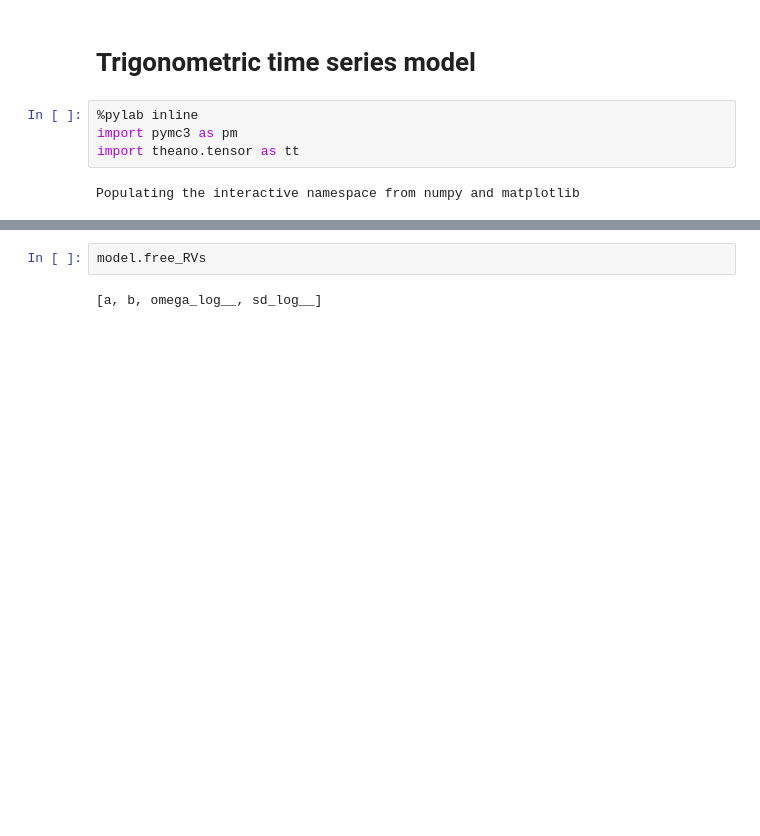
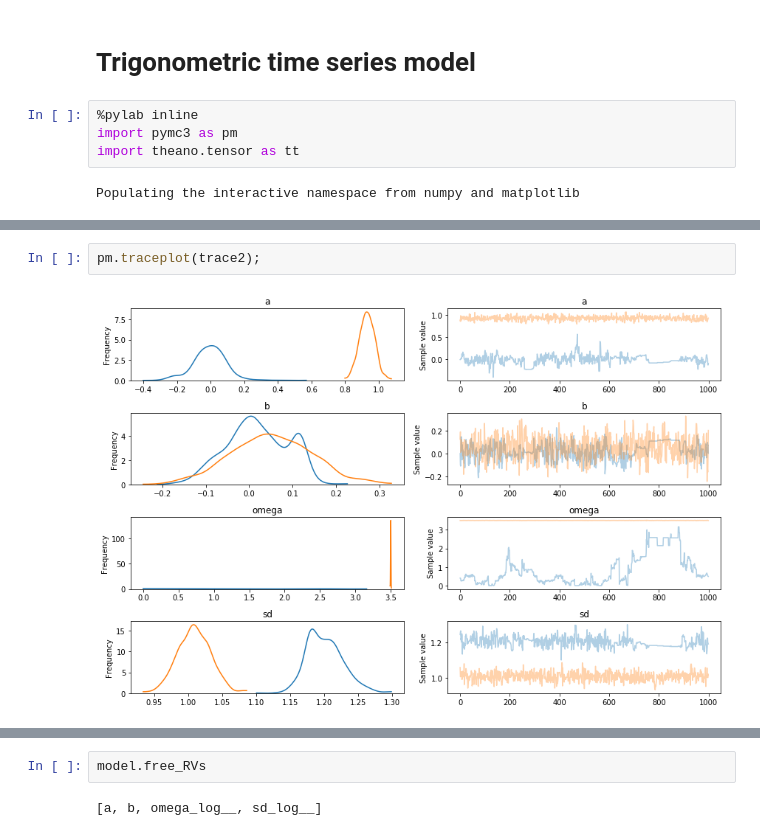
Before and after one commit to junpenglao/All-that-likelihood-with-PyMC3, a Jupyter notebook: Notebooks/Timeserie_model.ipynb, the cells around one changed output, grey strips where cells are left out. Cells and saved outputs as stored; diff of their text form; blank space fills up the shorter version.

```diff
--- a/Notebooks/Timeserie_model.ipynb
+++ b/Notebooks/Timeserie_model.ipynb
@@ -78,5 +73,9 @@ There were 33 divergences after tuning. Increase `target_accept` or reparameteri
 The gelman-rubin statistic is larger than 1.4 for some parameters. The sampler did not converge.
 The estimated number of effective samples is smaller than 200 for some parameters.
+# %%
+pm.traceplot(trace2);
+# %% [output]
+[figure, added]
 # %%
 pm.pairplot(trace2, alpha=.05);
 # %% [output]
```
Also changed, not shown: parts of 9 cells of this notebook, 3 other files.
